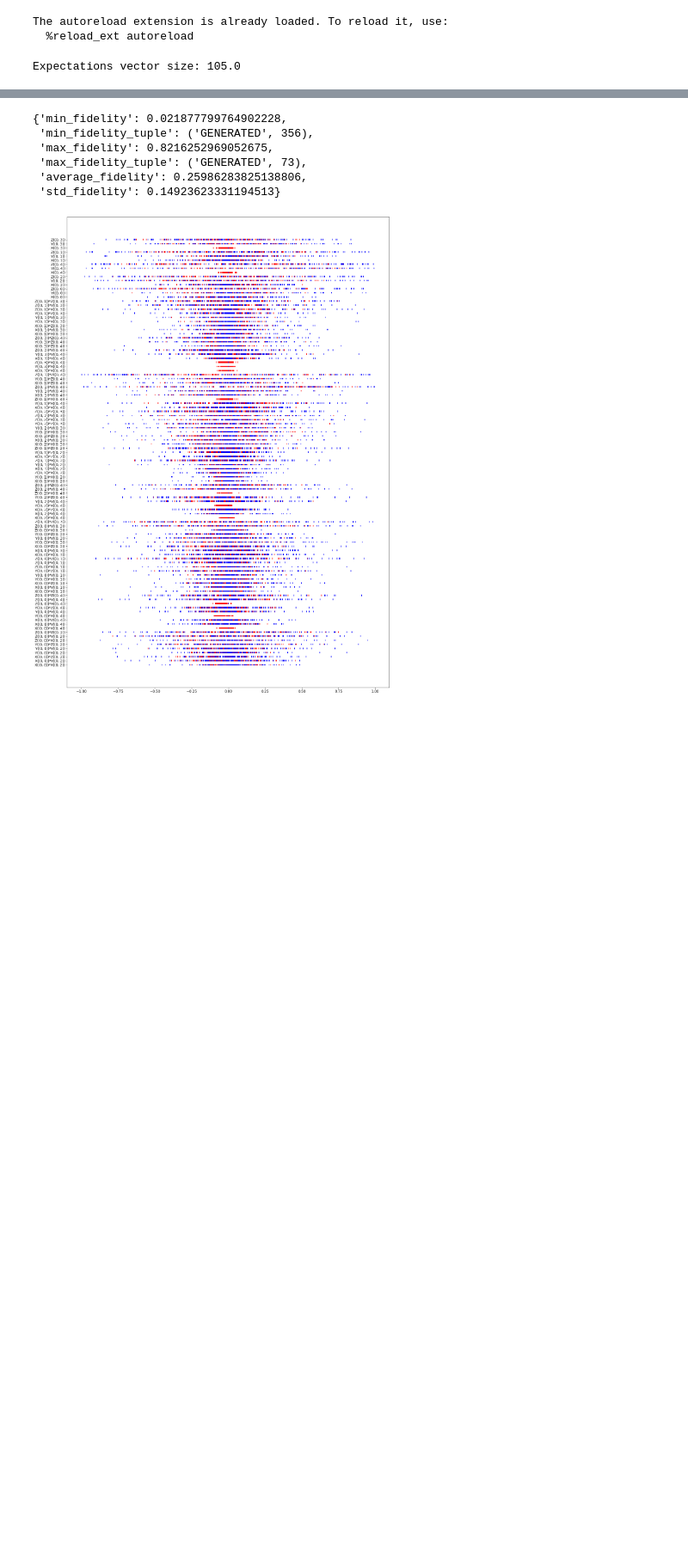
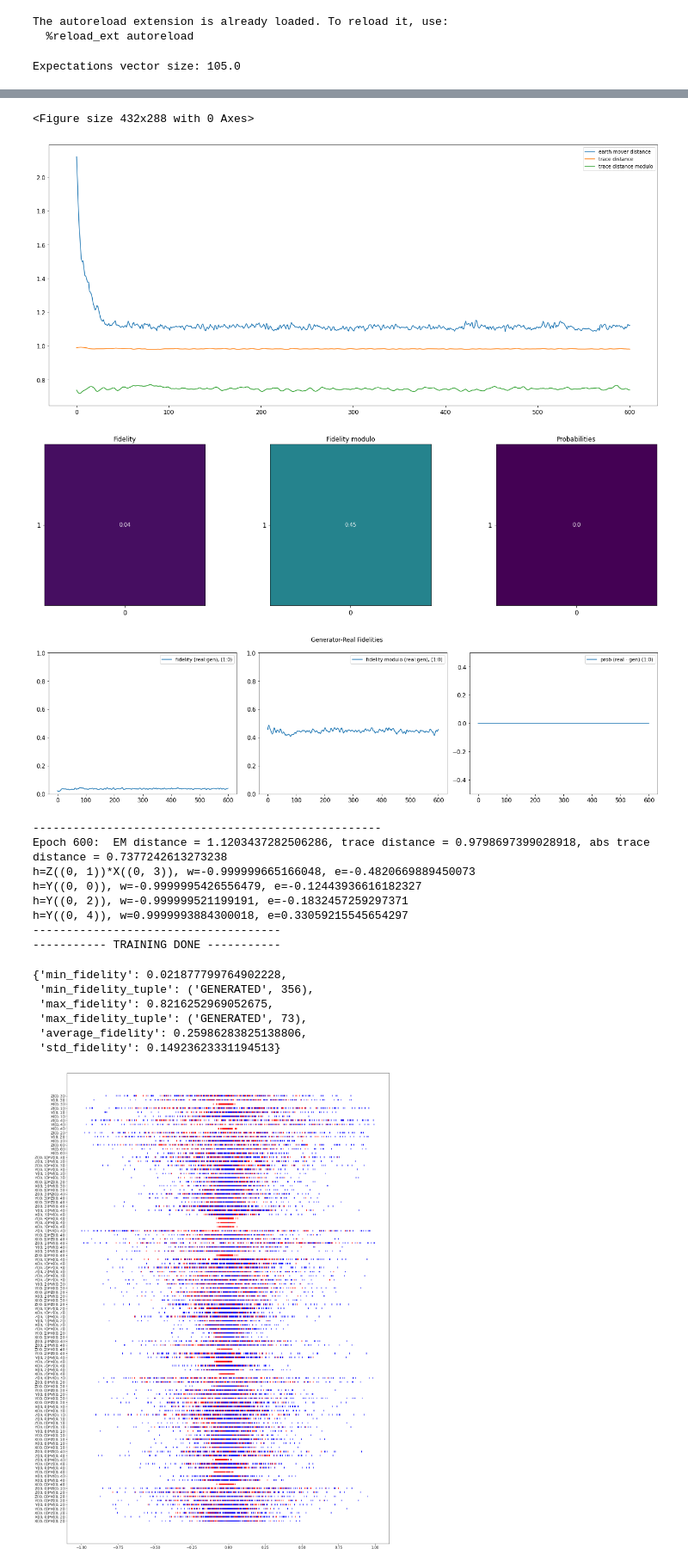
Before and after one commit to WiktorJ/quantum-gans, a Jupyter notebook: QuWGAN_expectation_providers.ipynb, the cells around one changed output, grey strips where cells are left out. Shown at 86% size. Cells and saved outputs as stored; diff of their text form; code cells hidden in the pictures; blank space fills up the shorter version.

```diff
--- a/QuWGAN_expectation_providers.ipynb
+++ b/QuWGAN_expectation_providers.ipynb
@@ -313,5 +316,35 @@ h=Y((0, 4)), w=0.9999999998979024, e=0.3703555464744568
 -------------------------------------
 ----------- TRAINING DONE -----------
+# %%
+trainers, training_results = run_for_g_values(g_values,
+                     real,
+                     real_symbols,
+                     gen,
+                     gs,
+                     real_values_provider,
+                     real_expectations_provider,
+                     rank,
+                     epochs,
+                     gen_iteration,
+                     snapshot_interval_epochs,
+                     description,
+                     use_neptune,
+                     neptune_params,
+                     gan_params,
+                     trainers)
+# %% [output]
+<Figure size 432x288 with 0 Axes>
+[figure, added]
+[figure, added]
+[figure, added]
+----------------------------------------------------
+Epoch 600:  EM distance = 1.1203437282506286, trace distance = 0.9798697399028918, abs trace distance = 0.7377242613273238
+h=Z((0, 1))*X((0, 3)), w=-0.999999665166048, e=-0.4820669889450073
+h=Y((0, 0)), w=-0.9999995426556479, e=-0.12443936616182327
+h=Y((0, 2)), w=-0.999999521199191, e=-0.1832457259297371
+h=Y((0, 4)), w=0.9999993884300018, e=0.33059215545654297
+-------------------------------------
+----------- TRAINING DONE -----------
 # %%
 compute_known_states_stats(trainers[g_values[0]], known_g_values)
 # %%
```
Also changed, not shown: parts of 3 cells of this notebook, 20 other files.
